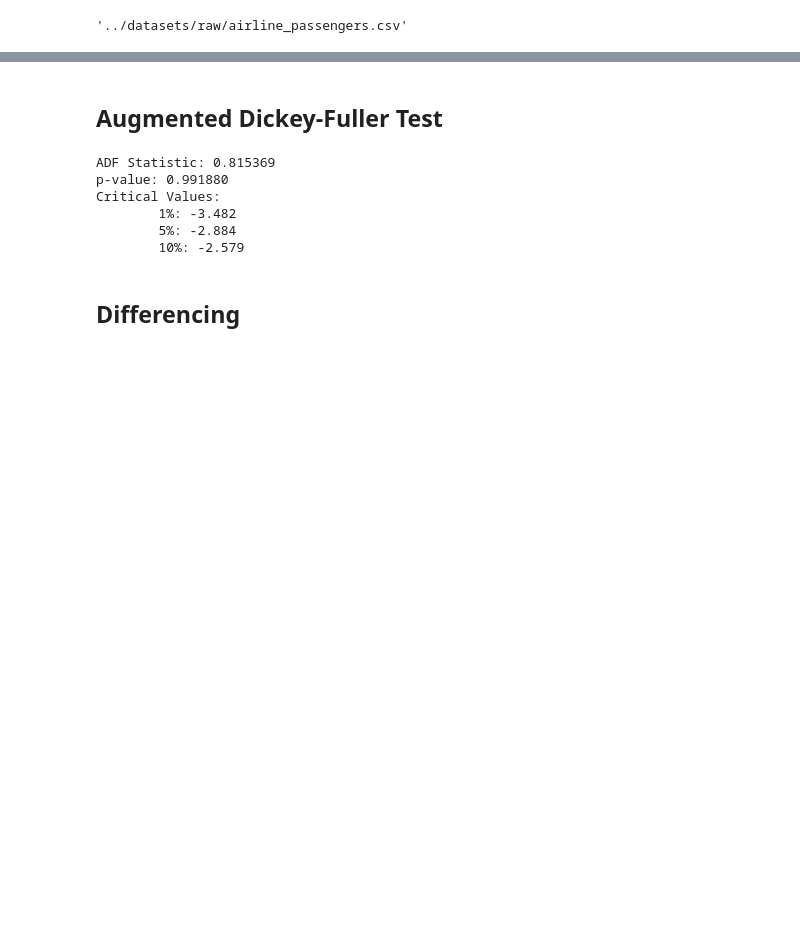
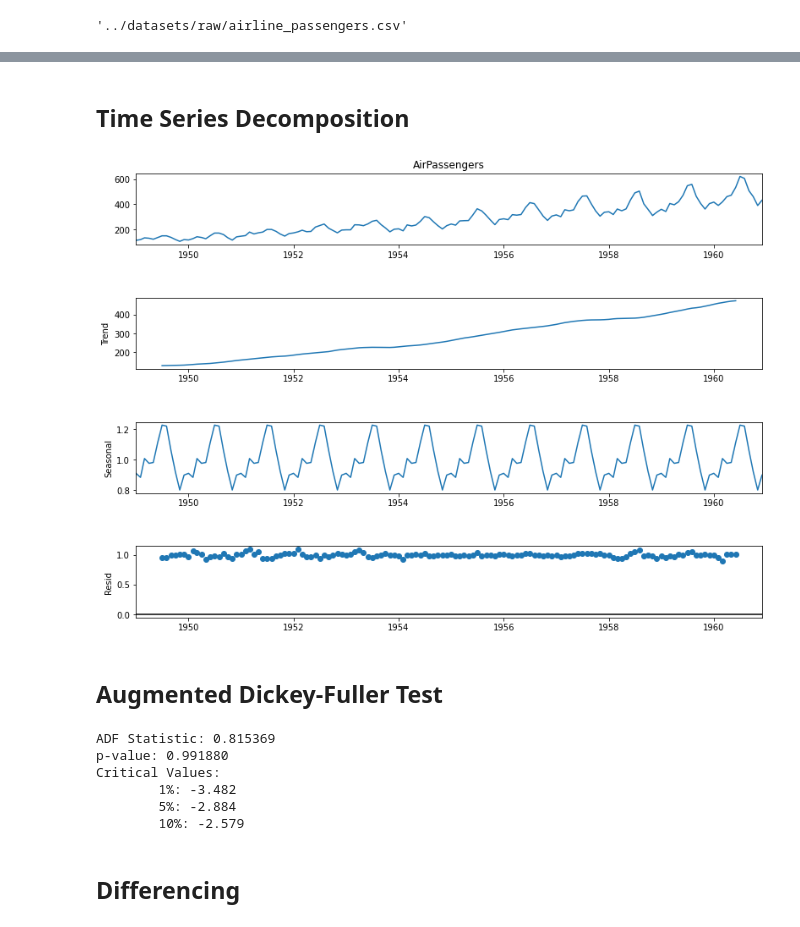
Before and after one commit to PabloJRW/Air-Passengers-Forecasting, a Jupyter notebook: notebooks/1.0 Temporal_Structure.ipynb, the cells around one changed output, grey strips where cells are left out. Drawn from its saved outputs; the diff is of its cells as text; code cells hidden in the pictures; blank space fills up the shorter version.

```diff
--- a/notebooks/1.0 Evaluation.ipynb
+++ b/notebooks/1.0 Temporal_Structure.ipynb
@@ -38,3 +44,12 @@ Month
+# %% [markdown]
+## Time Series Decomposition
+# %%
+result = seasonal_decompose(air, model='multiplicative')
+fig = result.plot()
+fig.set_size_inches((12,9))
+plt.show()
+# %% [output]
+[figure, added]
 # %% [markdown]
 ## Augmented Dickey-Fuller Test
 # %%
```
Also changed, not shown: parts of 10 cells of this notebook, 1 other file.
